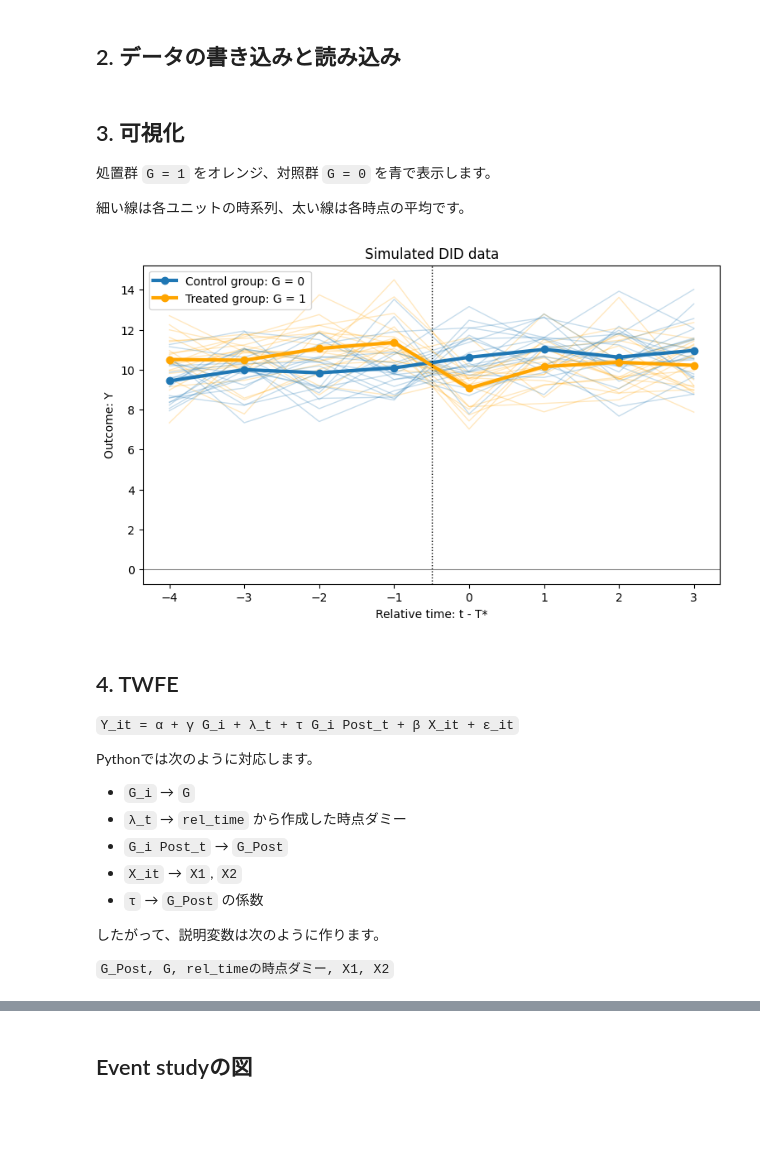
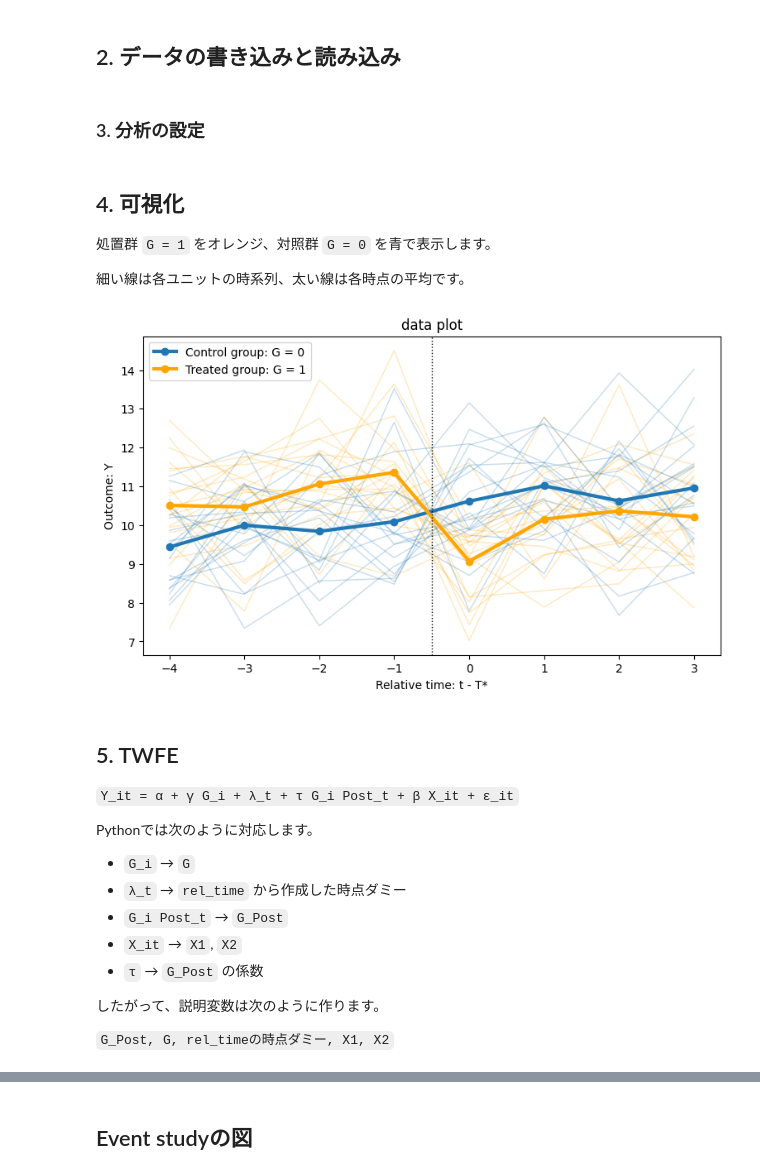
Before and after one commit to yutaota/intro_to_causal_inference, a Jupyter notebook: Ex07_DID.ipynb, the cells around one changed output, grey strips where cells are left out. Cells and saved outputs as stored; diff of their text form; code cells hidden in the pictures; blank space fills up the shorter version.

```diff
--- a/Ex07_DID.ipynb
+++ b/Ex07_DID.ipynb
@@ -116,46 +120,52 @@ data.to_csv("did_sample_data.csv", index=False)
 
 # 保存したCSVファイルを読み込む
 data = pd.read_csv("did_sample_data.csv")
+# %% [markdown]
+### 3. 分析の設定
+# %%
+outcome_name = "Y"
+covariate_list = ["X1", "X2"]
 # %% [markdown]
-## 3. 可視化
+## 4. 可視化
 
 処置群 `G = 1` をオレンジ、対照群 `G = 0` を青で表示します。
 
 細い線は各ユニットの時系列、太い線は各時点の平均です。
 # %%
 plt.figure(figsize=(9, 5))
+
+rel_times = np.sort(data["rel_time"].unique())
 
 # 全サンプルの時系列
 for unit_id, df_i in data.groupby("unit_id"):
     if df_i["G"].iloc[0] == 1:
         color = "orange"
     else:
         color = "tab:blue"
-    plt.plot(df_i["rel_time"], df_i["Y"], color=color, alpha=0.25, linewidth=1)
+    plt.plot(df_i["rel_time"], df_i[outcome_name], color=color, alpha=0.25, linewidth=1)
 
 # 群ごとの平均
-mean_data = data.groupby(["G", "rel_time"])["Y"].mean().reset_index()
+mean_data = data.groupby(["G", "rel_time"])[outcome_name].mean().reset_index()
 
 for G_value, df_g in mean_data.groupby("G"):
     if G_value == 1:
         label = "Treated group: G = 1"
         color = "orange"
     else:
         label = "Control group: G = 0"
         color = "tab:blue"
-    plt.plot(df_g["rel_time"], df_g["Y"], color=color, linewidth=3, marker="o", label=label)
+    plt.plot(df_g["rel_time"], df_g[outcome_name], color=color, linewidth=3, marker="o", label=label)
 
 plt.axvline(-0.5, color="black", linestyle=":", linewidth=1)
-plt.axhline(0, color="gray", linewidth=0.8)
 plt.xlabel("Relative time: t - T*")
-plt.ylabel("Outcome: Y")
-plt.title("Simulated DID data")
+plt.ylabel("Outcome: " + outcome_name)
+plt.title("data plot")
 plt.legend()
 plt.show()
 # %% [output]
-[figure, old version]
+[figure, new version]
 # %% [markdown]
-## 4. TWFE
+## 5. TWFE
 
 `Y_it = α + γ G_i + λ_t + τ G_i Post_t + β X_it + ε_it`
 
```
Also changed, not shown: parts of 5 cells of this notebook.
